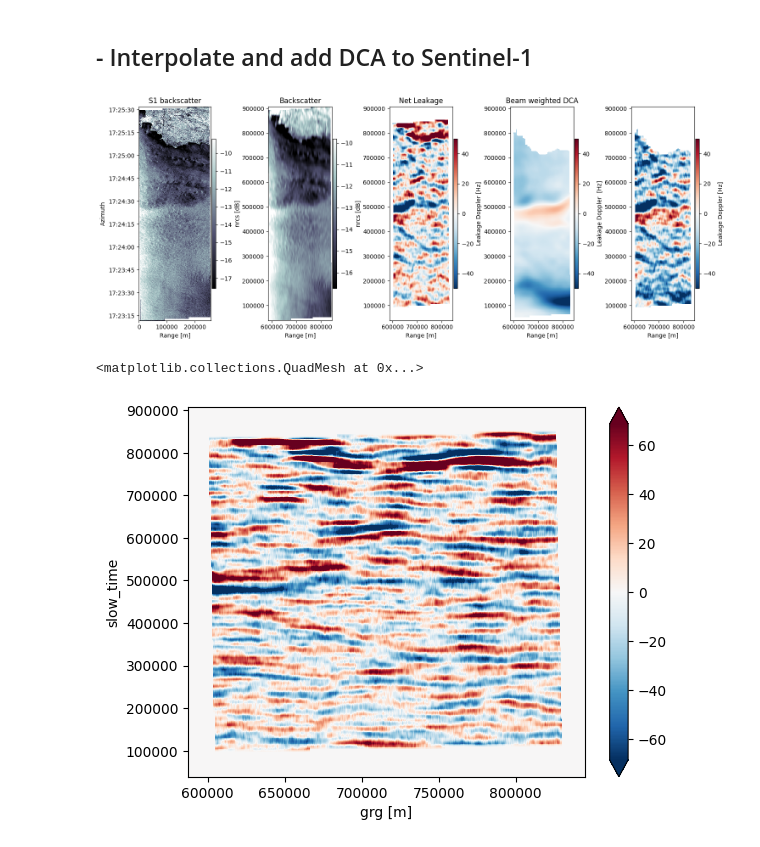
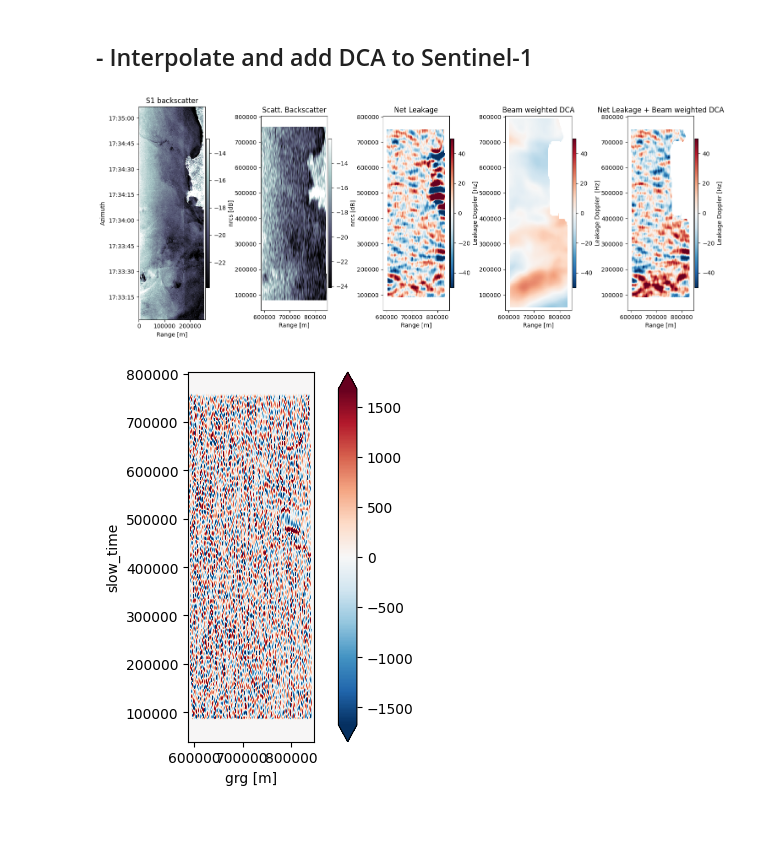
Before and after one commit to owenodriscoll/DopSCA_leakage, a Jupyter notebook: Sentinel1_analyses/analysis_azimuthal_autocorr.ipynb, the cells around one changed output. Saved outputs shown, nothing was run; the diff lists cells and outputs as text; code cells hidden in the pictures.

```diff
--- a/Sentinel1_analyses/analysis_azimuthal_autocorr.ipynb
+++ b/Sentinel1_analyses/analysis_azimuthal_autocorr.ipynb
@@ -61,5 +68,5 @@ scenarios
 # %%
-scenario = 'Aghulas_20190515'
+scenario = 'Aghulas_20200321'
 files = glob.glob(f"{data_dir+scenario}/*.SAFE")
 
 observation = S1DopplerLeakage(
@@ -70,8 +77,9 @@ observation = S1DopplerLeakage(
     vx_sat=8000,
     PRF=4,
     resolution_spatial=200,
-    length_antenna=3.2,
+    antenna_length=3.2,
     beam_pattern='phased_array',
+    # _speckle_noise=False,
     )
 # %%
 observation.apply()#antenna_elements = 4)
@@ -125,7 +133,7 @@ fig, axes = plt.subplots(ny, nx, figsize = (15, 6), sharex=False, sharey=False)
                                           **{'cmap': 'bone', **plot_kwargs},
                                           cbar_kwargs = {'label':'nrcs [dB]', **cbar_kwargs})
 
-(10*np.log10(observation.data['nrcs_scat'])).T.plot(ax= axes[1],
+(10*np.log10(observation.data['nrcs_scat_w_noise'])).T.plot(ax= axes[1],
                                           **{'cmap': 'bone', **plot_kwargs},
                                           cbar_kwargs = {'label':'nrcs [dB]', **cbar_kwargs})
 net_leakage.T.plot(ax= axes[2],
@@ -139,7 +147,7 @@ observation.data['dca_pulse_rg_subscene'].T.plot(ax= axes[3],
                     cbar_kwargs = {'label':'Leakage Doppler [Hz]', **cbar_kwargs})
 
 
-titles = ['S1 backscatter', 'Backscatter', 'Net Leakage', 'Beam weighted DCA']
+titles = ['S1 backscatter', 'Scatt. Backscatter', 'Net Leakage', 'Beam weighted DCA', 'Net Leakage + Beam weighted DCA']
 x_labels = ['Range [m]'] * nx
 y_labels = ['Azimuth'] + [''] * (nx - ny)
 _ = [ax.axes.set_title(i) for ax, i in zip(axes.ravel(), titles)]
@@ -149,9 +157,12 @@ _ = [ax.axes.set_aspect('equal') for ax in axes.ravel()[1:]]
 
 plt.tight_layout()
 # %% [output]
-[figure, old version]
+[figure, new version]
 # %%
 from scipy.signal import convolve2d
+
+net_leakage = observation.data['doppler_pulse_rg']- observation.data['doppler_pulse_rg_inverted']
+
 
 t = []
 for i in range(3, 12):
@@ -162,7 +173,8 @@ for i in range(3, 12):
 
     t.append(xr.DataArray(convolved_data, coords=net_leakage.coords, dims=net_leakage.dims))
 # %%
-xr.concat(t, dim='z').sum(dim='z').T.plot(robust = True)
+stacked = xr.concat(t, dim='z').sum(dim='z')#.rolling(grg=observation.grg_N, slow_time=observation.slow_time_N, center=True).mean()
+ax = stacked.T.plot(robust = True)
+ax.axes.set_aspect('equal')
 # %% [output]
-<matplotlib.collections.QuadMesh at 0x...>
-[figure, old version]
+[figure, new version]
```
Also changed, not shown: parts of 8 cells of this notebook, 6 other files.
